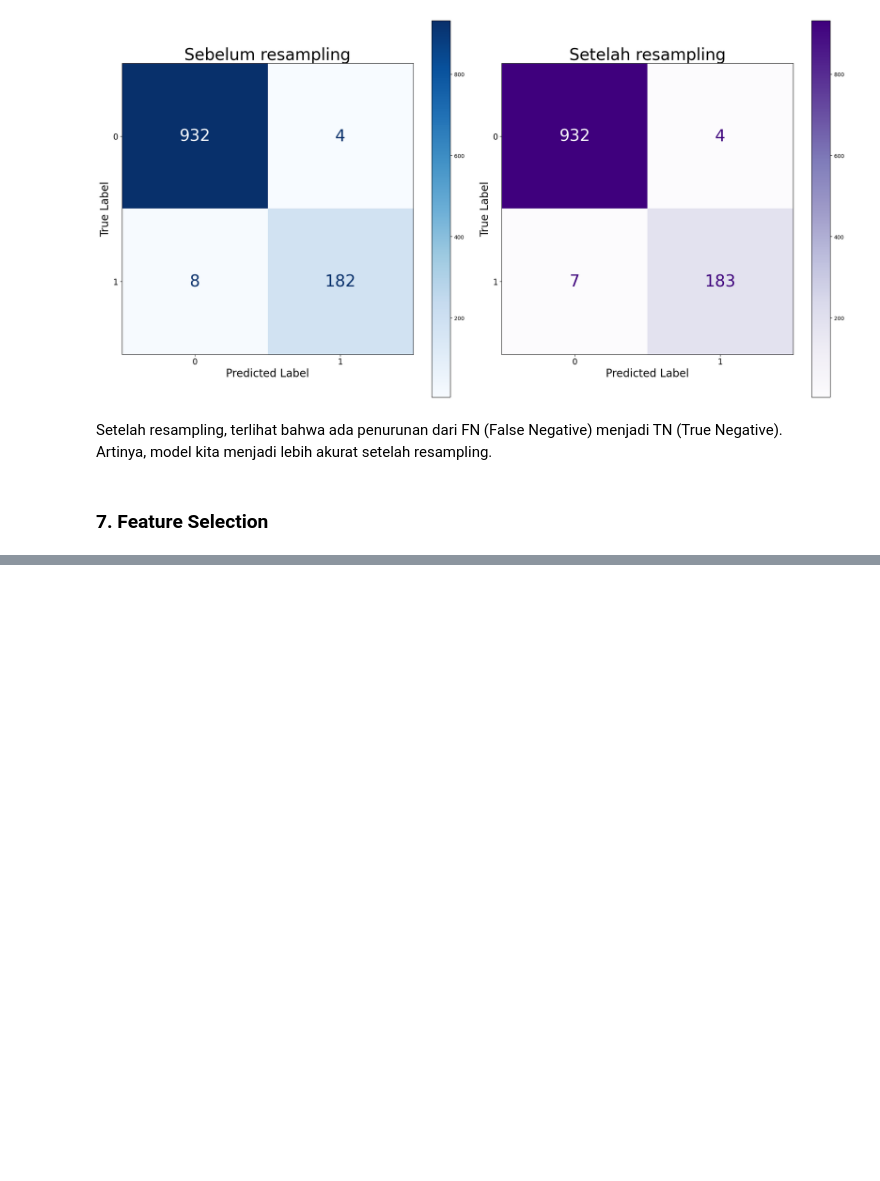
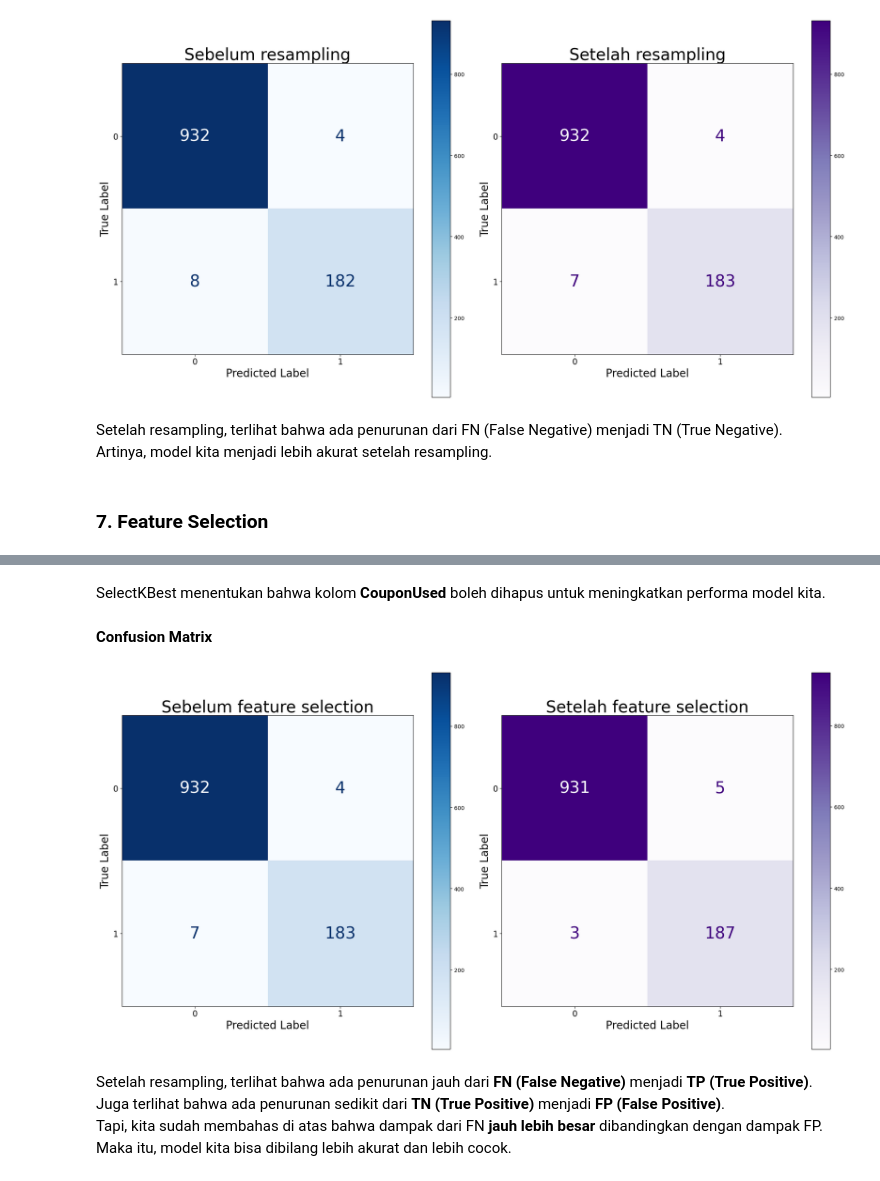
Before and after one commit to tasiamdln/E_Commerce_Churn_Analysis_ML, a Jupyter notebook: E_Commerce_Churn_Classification_and_Data_Analysis.ipynb, the cells around one changed output, grey strips where cells are left out. Cells and saved outputs as stored; diff of their text form; code cells hidden in the pictures; blank space fills up the shorter version.

```diff
--- a/E_Commerce_Churn_Classification_and_Data_Analysis.ipynb
+++ b/E_Commerce_Churn_Classification_and_Data_Analysis.ipynb
@@ -1074,0 +1116,17 @@ sns.barplot(data=df_imp, x='importance', y='feature');
+# %%
+# updated model
+model_feat = imb_Pipeline([
+    ('prep', transformer),
+    ('resampler', over),
+    ('select', SelectKBest(k=24)),
+    ('model', xgb)
+    ])
+model_feat.fit(x_train, y_train)
+
+# scores
+scores = model_feat.named_steps['select'].scores_
+df_scores = pd.DataFrame({
+    'column':col_names,
+    'score':scores
+}).sort_values('score', ascending=False)
+df_scores.tail()
@@ -1074,0 +1140,46 @@ sns.barplot(data=df_imp, x='importance', y='feature');
+# %% [markdown]
+SelectKBest menentukan bahwa kolom **CouponUsed** boleh dihapus untuk meningkatkan performa model kita.
+# %% [markdown]
+**Confusion Matrix**
+# %%
+# updated model
+model_feat = imb_Pipeline([
+    ('prep', transformer),
+    ('resampler', over),
+    ('select', SelectKBest(k=24)),
+    ('model', xgb)
+    ])
+model_feat.fit(x_train, y_train)
+
+# predicting
+y_pred_feat = model_feat.predict(x_test)
+
+# Subplot
+fig, axes = plt.subplots(1, 2, figsize=(20, 10))
+
+# Sebelum resampling
+disp1 = ConfusionMatrixDisplay(confusion_matrix=confusion_matrix(y_test, y_pred_over))
+disp1.plot(ax=axes[0], cmap='Blues', text_kw={'size': 30})
+axes[0].set_xlabel('Predicted Label', fontsize=20)
+axes[0].tick_params(axis='x', labelsize=15)
+axes[0].set_ylabel('True Label', fontsize=20)
+axes[0].tick_params(axis='y', labelsize=15)
+axes[0].set_title('Sebelum feature selection', fontsize=30)
+
+# Setelah resampling
+disp2 = ConfusionMatrixDisplay(confusion_matrix=confusion_matrix(y_test, y_pred_feat))
+disp2.plot(ax=axes[1], cmap='Purples', text_kw={'size': 30})
+axes[1].set_xlabel('Predicted Label', fontsize=20)
+axes[1].tick_params(axis='x', labelsize=15)
+axes[1].set_ylabel('True Label', fontsize=20)
+axes[1].tick_params(axis='y', labelsize=15)
+axes[1].set_title('Setelah feature selection', fontsize=30)
+plt.tight_layout()
+plt.show()
+# %% [output]
+[figure, added]
+# %% [markdown]
+Setelah resampling, terlihat bahwa ada penurunan jauh dari **FN (False Negative)** menjadi **TP (True Positive)**.<br>
+Juga terlihat bahwa ada penurunan sedikit dari **TN (True Positive)** menjadi **FP (False Positive)**. <br>
+Tapi, kita sudah membahas di atas bahwa dampak dari FN **jauh lebih besar** dibandingkan dengan dampak FP.<br>
+Maka itu, model kita bisa dibilang lebih akurat dan lebih cocok. <br>
```
Also changed, not shown: parts of 5 cells of this notebook.
